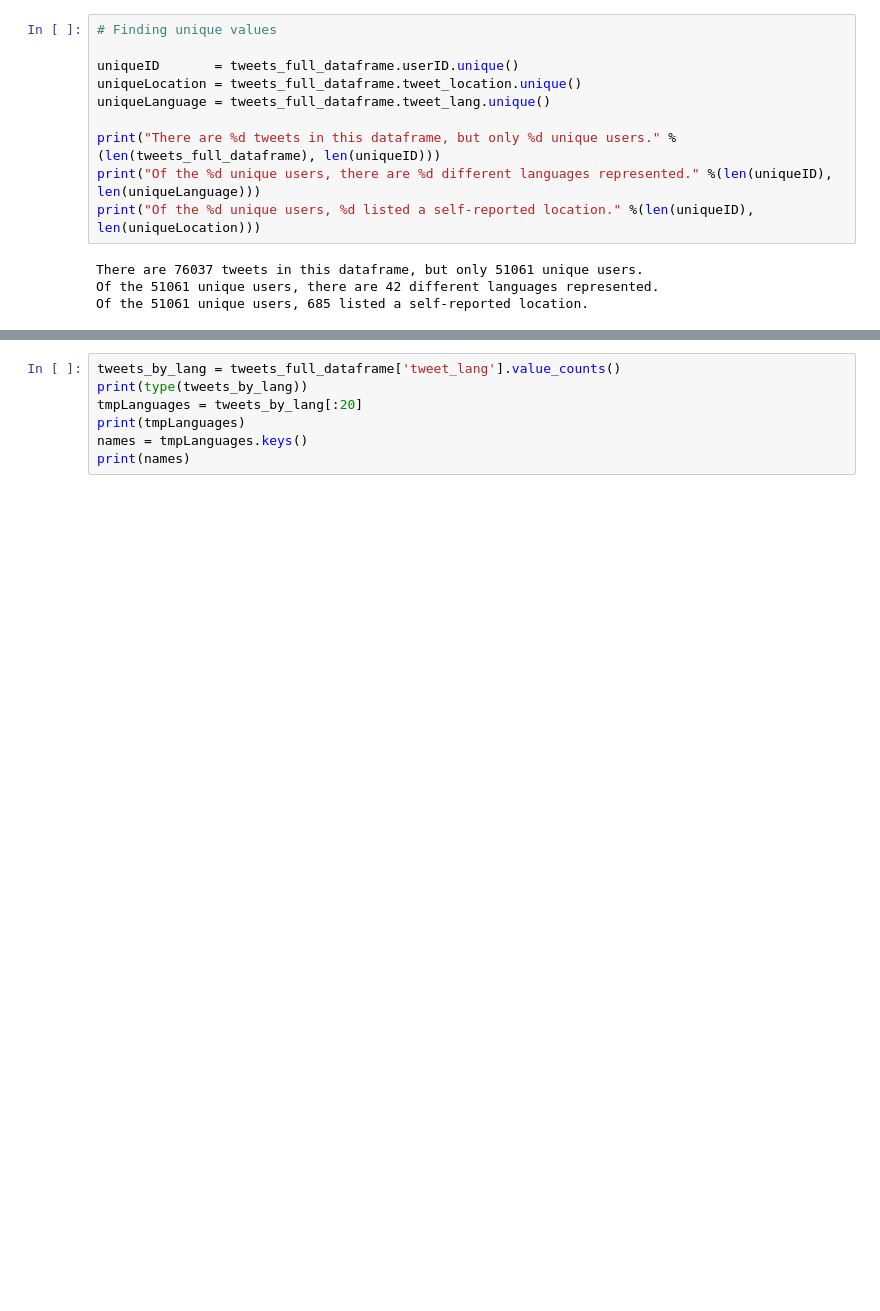
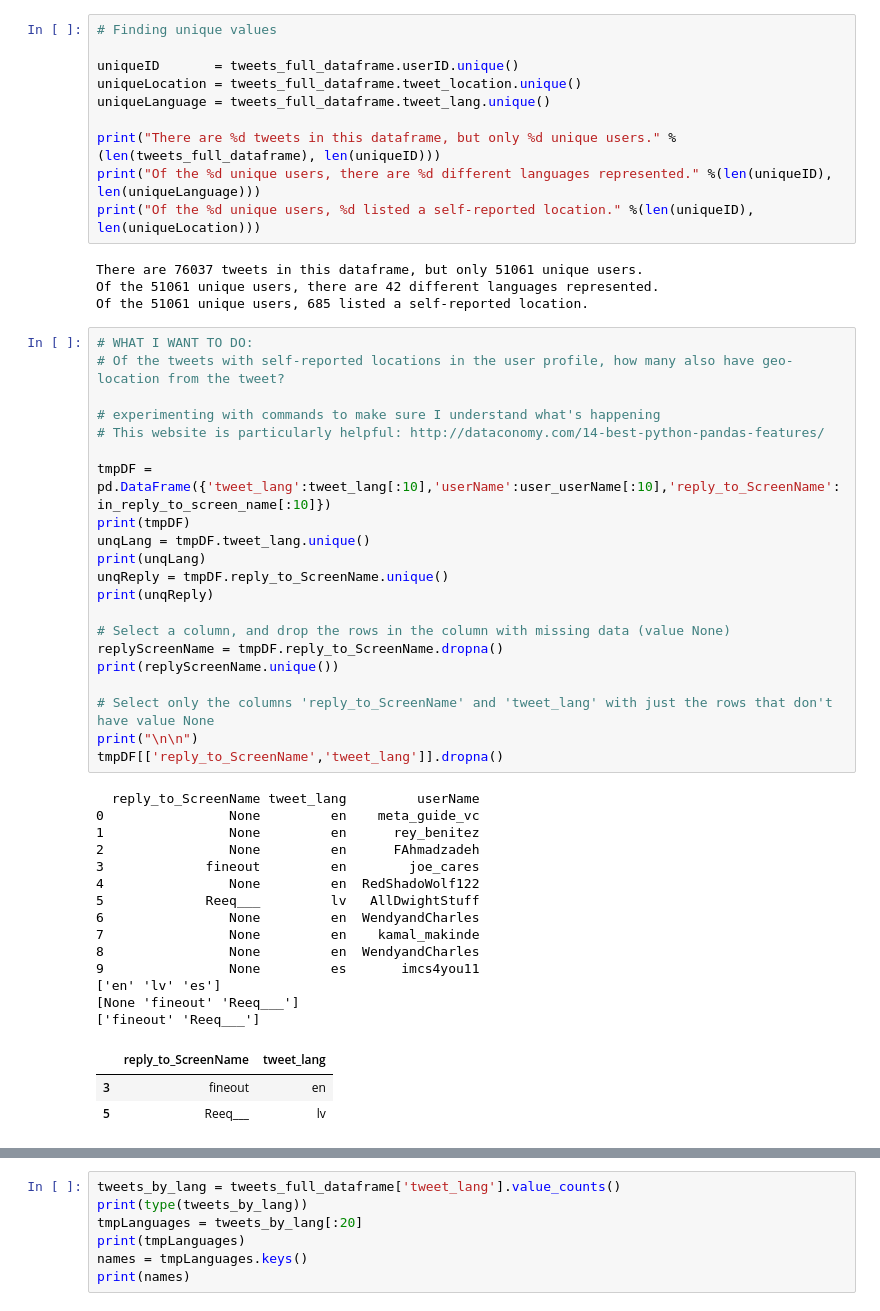
Before and after one commit to gifforda/Python_Twitter_exploration, a Jupyter notebook: notebooks/Process_JSON_tweets.ipynb, the cells around one changed output, grey strips where cells are left out. Saved outputs shown, nothing was run; the diff lists cells and outputs as text; blank space fills up the shorter version.

```diff
--- a/notebooks/Process_JSON_tweets.ipynb
+++ b/notebooks/Process_JSON_tweets.ipynb
@@ -187,3 +187,42 @@ print("Of the %d unique users, %d listed a self-reported location." %(len(unique
 There are 76037 tweets in this dataframe, but only 51061 unique users.
 Of the 51061 unique users, there are 42 different languages represented.
 Of the 51061 unique users, 685 listed a self-reported location.
+# %%
+# WHAT I WANT TO DO:
+# Of the tweets with self-reported locations in the user profile, how many also have geo-location from the tweet?
+
+# experimenting with commands to make sure I understand what's happening
+# This website is particularly helpful: http://dataconomy.com/14-best-python-pandas-features/
+
+tmpDF = pd.DataFrame({'tweet_lang':tweet_lang[:10],'userName':user_userName[:10],'reply_to_ScreenName':in_reply_to_screen_name[:10]})
+print(tmpDF)
+unqLang = tmpDF.tweet_lang.unique()
+print(unqLang)
+unqReply = tmpDF.reply_to_ScreenName.unique()
+print(unqReply)
+
+# Select a column, and drop the rows in the column with missing data (value None)
+replyScreenName = tmpDF.reply_to_ScreenName.dropna()
+print(replyScreenName.unique())
+
+# Select only the columns 'reply_to_ScreenName' and 'tweet_lang' with just the rows that don't have value None
+print("\n\n")
+tmpDF[['reply_to_ScreenName','tweet_lang']].dropna()
+# %% [output]
+  reply_to_ScreenName tweet_lang         userName
+0                None         en    meta_guide_vc
+1                None         en      rey_benitez
+2                None         en      FAhmadzadeh
+3             fineout         en        joe_cares
+4                None         en  RedShadoWolf122
+5             Reeq___         lv   AllDwightStuff
+6                None         en  WendyandCharles
+7                None         en    kamal_makinde
+8                None         en  WendyandCharles
+9                None         es       imcs4you11
+['en' 'lv' 'es']
+[None 'fineout' 'Reeq___']
+['fineout' 'Reeq___']
+|  | reply_to_ScreenName | tweet_lang |
+| 3 | fineout | en |
+| 5 | Reeq___ | lv |
```
Also changed, not shown: parts of 4 cells of this notebook.
